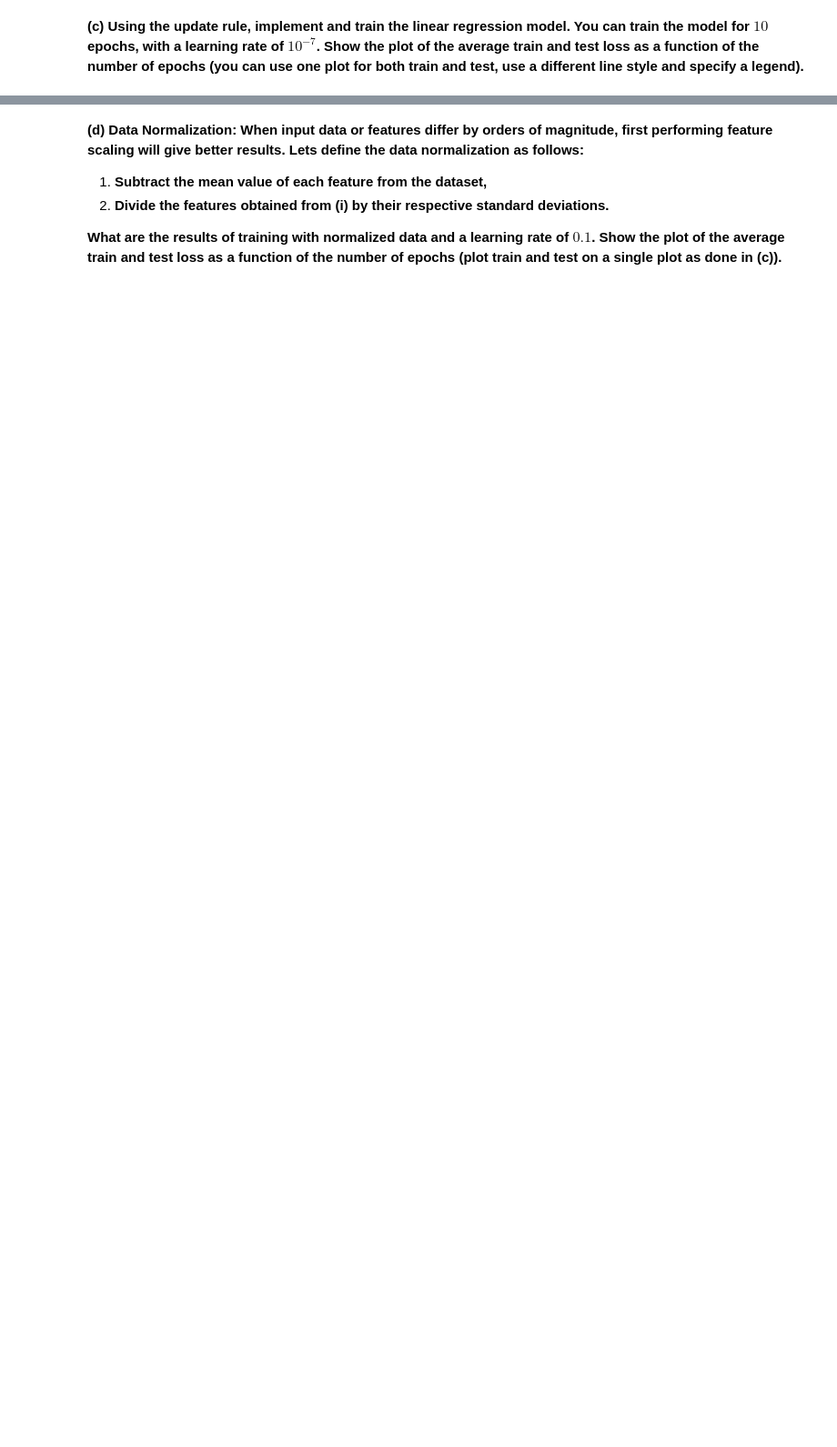
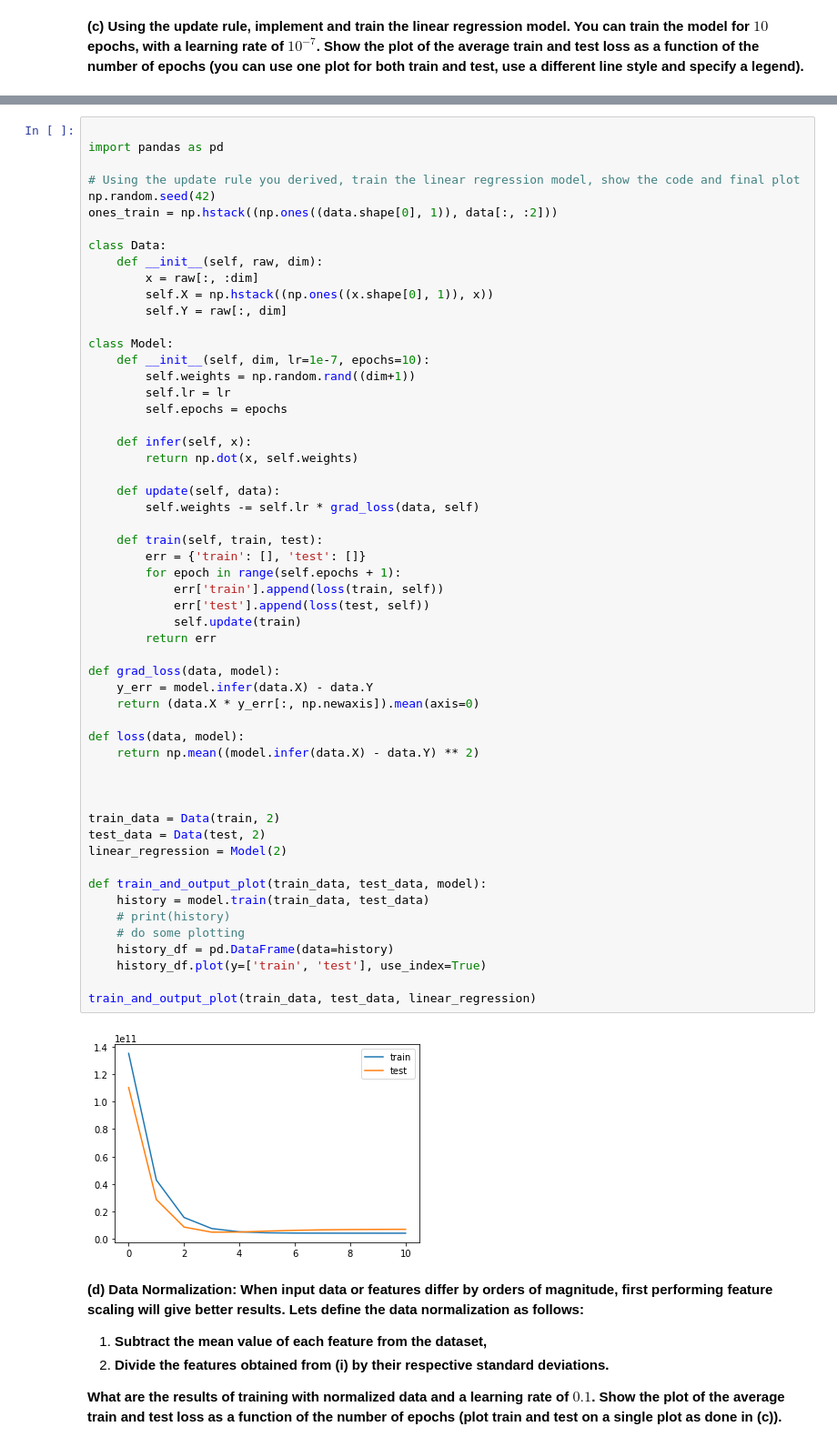
Before and after one commit to ezhang7423/ece180, a Jupyter notebook: hw3/hw3.ipynb, the cells around one changed output, grey strips where cells are left out. Shown at 91% size. Cells and saved outputs as stored; diff of their text form; blank space fills up the shorter version.

```diff
--- a/hw3/hw3.ipynb
+++ b/hw3/hw3.ipynb
@@ -47,3 +75,60 @@ Respond to each of the questionS (a) through (f) below.
+# %%
+
+import pandas as pd
+
+# Using the update rule you derived, train the linear regression model, show the code and final plot
+np.random.seed(42)
+ones_train = np.hstack((np.ones((data.shape[0], 1)), data[:, :2]))
+
+class Data:
+    def __init__(self, raw, dim):
+        x = raw[:, :dim]
+        self.X = np.hstack((np.ones((x.shape[0], 1)), x))
+        self.Y = raw[:, dim]
+
+class Model:
+    def __init__(self, dim, lr=1e-7, epochs=10):
+        self.weights = np.random.rand((dim+1))
+        self.lr = lr
+        self.epochs = epochs
+
+    def infer(self, x):
+        return np.dot(x, self.weights)
+
+    def update(self, data):
+        self.weights -= self.lr * grad_loss(data, self)
+
+    def train(self, train, test):
+        err = {'train': [], 'test': []}
+        for epoch in range(self.epochs + 1):
+            err['train'].append(loss(train, self))
+            err['test'].append(loss(test, self))
+            self.update(train)
+        return err
+
+def grad_loss(data, model):
+    y_err = model.infer(data.X) - data.Y
+    return (data.X * y_err[:, np.newaxis]).mean(axis=0)
+
+def loss(data, model):
+    return np.mean((model.infer(data.X) - data.Y) ** 2)
+
+
+
+train_data = Data(train, 2)
+test_data = Data(test, 2)
+linear_regression = Model(2)
+
+def train_and_output_plot(train_data, test_data, model):
+    history = model.train(train_data, test_data)
+    # print(history)
+    # do some plotting
+    history_df = pd.DataFrame(data=history)
+    history_df.plot(y=['train', 'test'], use_index=True)
+
+train_and_output_plot(train_data, test_data, linear_regression)
+# %% [output]
+[figure, added]
 # %% [markdown]
 **(d) Data Normalization: When input data or features differ by orders of magnitude, first performing feature scaling will give better results. Lets define the data normalization as follows:**
 1.   **Subtract the mean value of each feature from the dataset,**
```
Also changed, not shown: parts of 10 cells of this notebook, 2 other files.
